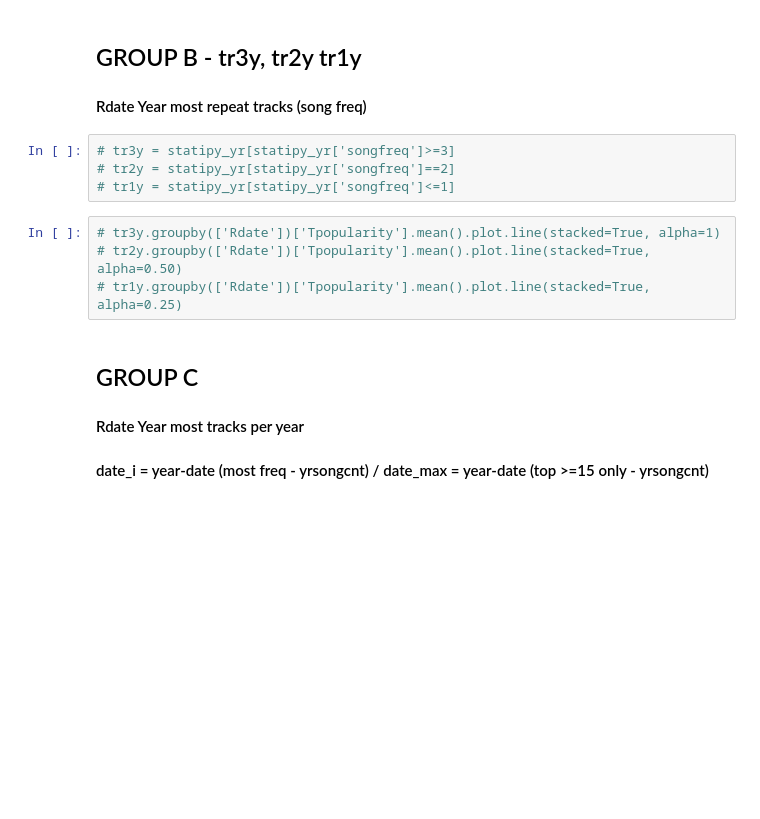
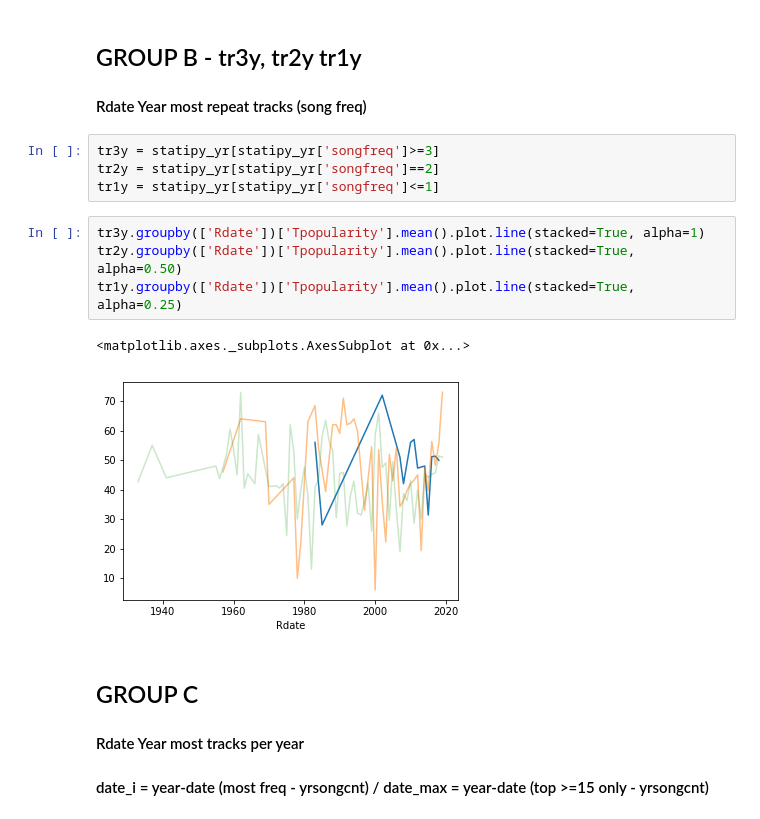
Before and after one commit to mxayon/statipy, a Jupyter notebook: SpotipyPlaylistEDA.ipynb, the cells around one changed output. Saved outputs shown, nothing was run; the diff lists cells and outputs as text; blank space fills up the shorter version.

```diff
--- a/SpotipyPlaylistEDA.ipynb
+++ b/SpotipyPlaylistEDA.ipynb
@@ -93,13 +104,16 @@ yearly = statipy_yr.groupby(['Rdate']).mean()
 ## GROUP B - tr3y, tr2y tr1y
 #### Rdate Year most repeat tracks (song freq)
 # %%
-# tr3y = statipy_yr[statipy_yr['songfreq']>=3]
-# tr2y = statipy_yr[statipy_yr['songfreq']==2]
-# tr1y = statipy_yr[statipy_yr['songfreq']<=1]
+tr3y = statipy_yr[statipy_yr['songfreq']>=3]
+tr2y = statipy_yr[statipy_yr['songfreq']==2]
+tr1y = statipy_yr[statipy_yr['songfreq']<=1]
 # %%
-# tr3y.groupby(['Rdate'])['Tpopularity'].mean().plot.line(stacked=True, alpha=1)
-# tr2y.groupby(['Rdate'])['Tpopularity'].mean().plot.line(stacked=True, alpha=0.50)
-# tr1y.groupby(['Rdate'])['Tpopularity'].mean().plot.line(stacked=True, alpha=0.25)
+tr3y.groupby(['Rdate'])['Tpopularity'].mean().plot.line(stacked=True, alpha=1)
+tr2y.groupby(['Rdate'])['Tpopularity'].mean().plot.line(stacked=True, alpha=0.50)
+tr1y.groupby(['Rdate'])['Tpopularity'].mean().plot.line(stacked=True, alpha=0.25)
+# %% [output]
+<matplotlib.axes._subplots.AxesSubplot at 0x...>
+[figure, added]
 # %% [markdown]
 ## GROUP C
 #### Rdate Year most tracks per year
```
Also changed, not shown: parts of 114 cells of this notebook.
